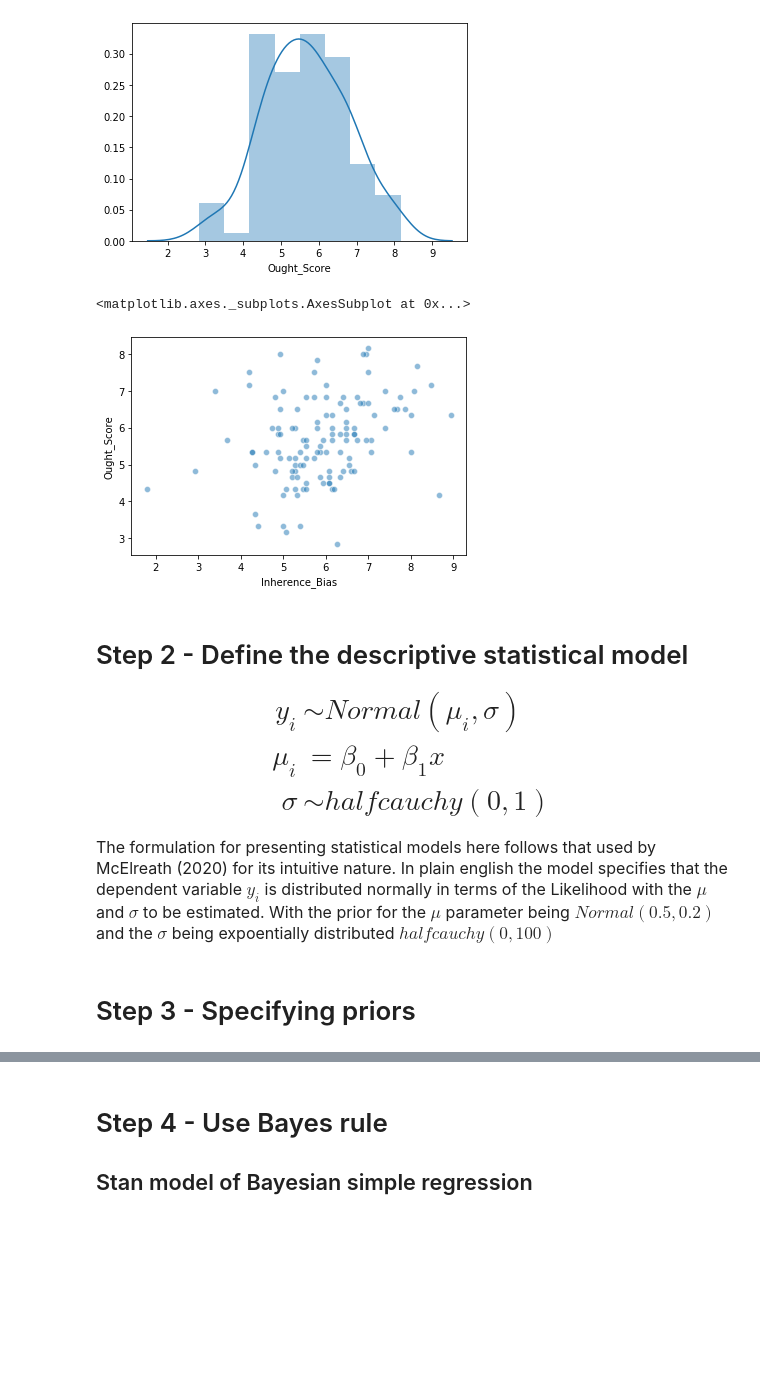
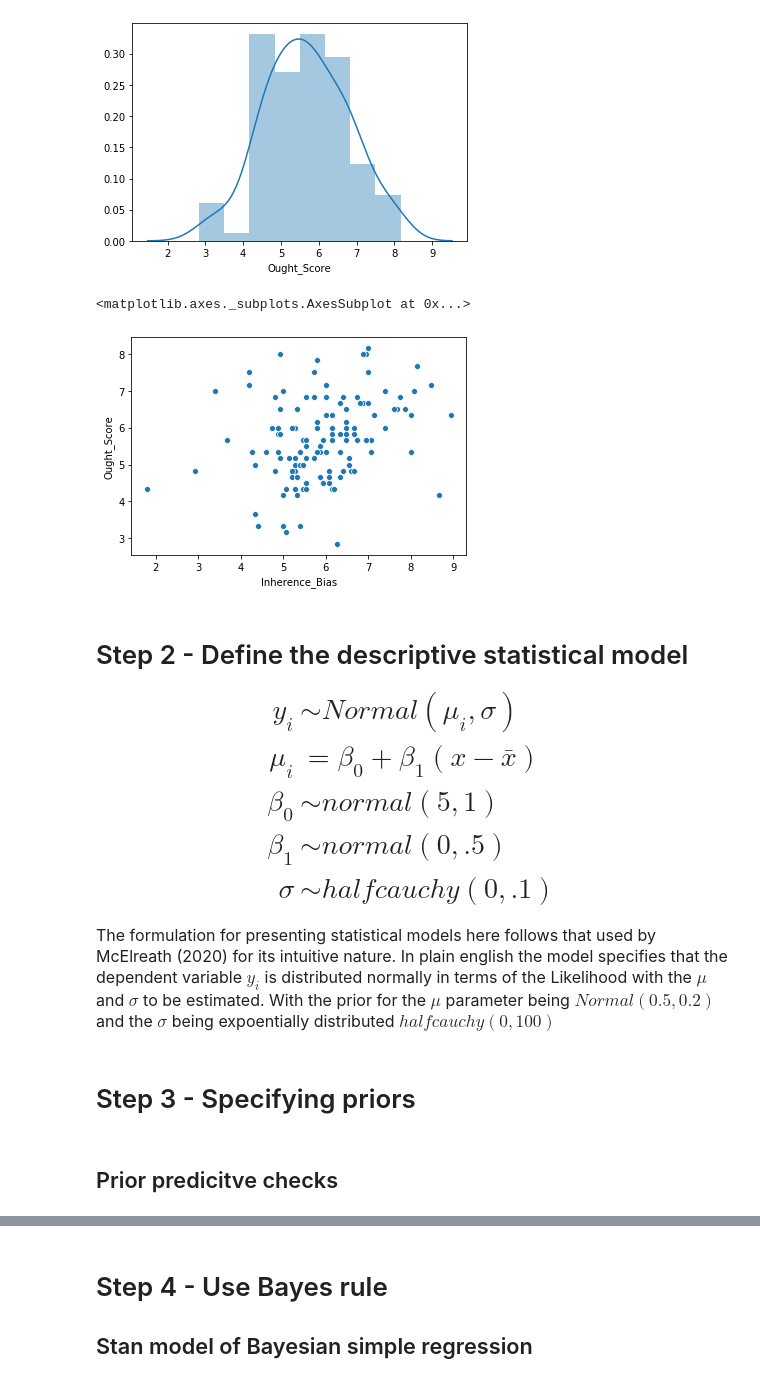
Before and after one commit to ebrlab/Statistical-methods-for-research-workers-psychology-and-neuroscience, a Jupyter notebook: notebooks/Bayesian Simple Regression.ipynb, the cells around one changed output, grey strips where cells are left out. Cells and saved outputs as stored; diff of their text form; code cells hidden in the pictures; blank space fills up the shorter version.

```diff
--- a/notebooks/Bayesian Simple Regression.ipynb
+++ b/notebooks/Bayesian Simple Regression.ipynb
@@ -105,17 +111,22 @@ sns.distplot(filtered['Ought_Score']);
 # %% [output]
 [figure]
 # %%
-sns.scatterplot(filtered['Inherence_Bias'], filtered['Ought_Score'], alpha = .5)
+# Plot dependent and independent variable
+sns.scatterplot(filtered['Inherence_Bias'], filtered['Ought_Score'])
 # %% [output]
 <matplotlib.axes._subplots.AxesSubplot at 0x...>
-[figure, old version]
+[figure, new version]
 # %% [markdown]
 # Step 2 - Define the descriptive statistical model \begin{align*}
 y_i &\sim Normal(\mu_i, \sigma)
-\\ \mu_i &= \beta_0 + \beta_1x
-\\ \sigma &\sim halfcauchy(0, 1)
+\\ \mu_i &= \beta_0 + \beta_1(x-\bar{x})
+\\ \beta_0 &\sim normal(5,1)
+\\ \beta_1 &\sim normal(0,.5)
+\\ \sigma &\sim halfcauchy(0, .1)
 \end{align*}
 
 <font size = "3">The formulation for presenting statistical models here follows that used by McElreath (2020) for its intuitive nature. In plain english the model specifies that the dependent variable $y_i$ is distributed normally in terms of the Likelihood with the $\mu$ and $\sigma$ to be estimated. With the prior for the $\mu$ parameter being $Normal(0.5, 0.2)$ and the $\sigma$ being expoentially distributed $halfcauchy(0, 100)$
 # %% [markdown]
 # Step 3 - Specifying priors
+# %% [markdown]
+## Prior predicitve checks
```
Also changed, not shown: parts of 21 cells of this notebook, 4 other files.
